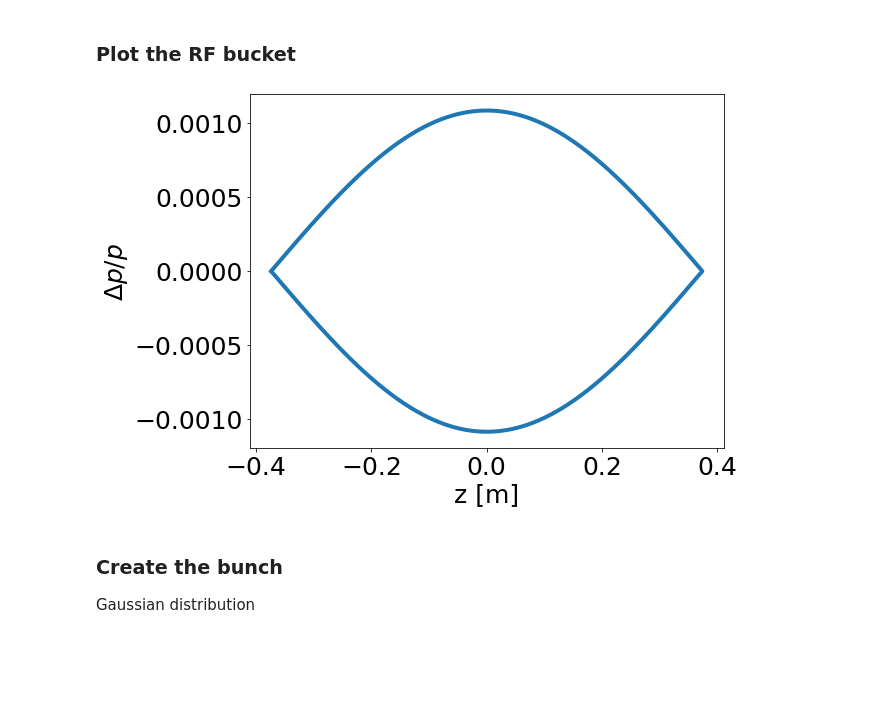
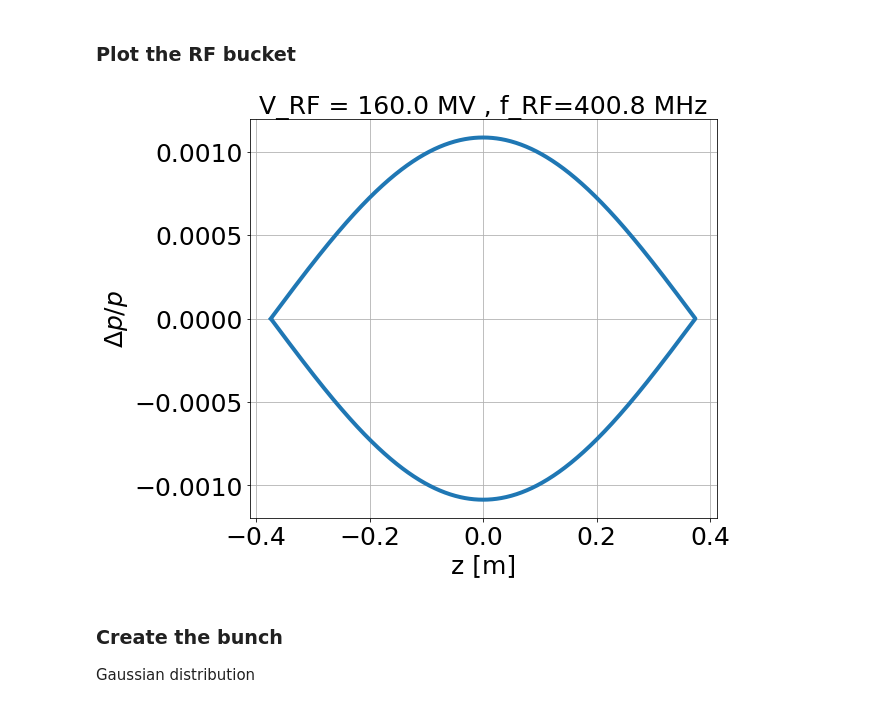
Before and after one commit to natriant/my_tracking_model_notebook, a Jupyter notebook: longitudinal_motion_test.ipynb, the cells around one changed output. Cells and saved outputs as stored; diff of their text form; code cells hidden in the pictures; blank space fills up the shorter version.

```diff
--- a/longitudinal_motion_test.ipynb
+++ b/longitudinal_motion_test.ipynb
@@ -157,25 +157,32 @@ z_right =  bucket_length/2. #C0/(2.*h) # [m]
 # %% [markdown]
 ### Plot the RF bucket
 # %%
+fig, ax = plt.subplots(1,1,figsize=(9,7))
+
 step = 0.001
 z_list = []
 delta_list = []
 
 for zi in np.arange(z_left , z_right , step):
     delta_list.append(np.sqrt(V_RF * (np.cos(h * zi * 2 * np.pi / C0) + 1.) / (np.pi * h * abs(eta) * beta_0 * P0)))
     z_list.append(zi)
 
 for zi in np.arange(z_right, z_left , -step):
     delta_list.append(-np.sqrt(V_RF * (np.cos(h * zi * 2 * np.pi / C0) + 1.) / (np.pi * h * abs(eta) * beta_0 * P0)))
     z_list.append(zi)
 
-plt.plot(z_list, delta_list, linewidth =4)
+ax.plot(z_list, delta_list, linewidth =4)
 plt.xlabel('z [m]')
 plt.ylabel(r'$\Delta p / p$')
+plt.title('V_RF = {} MV , f_RF={:.1f} MHz'.format(V_RF*1e3, f_RF*1e-6))
 
-plt.show()
+plt.grid()
+plt.tight_layout()
+savefig = True
+if savefig:
+    plt.savefig('./figures/RF_bucket_V_RF{}MV_f_RF{:.1f}MHz_lagRF{}_sigma_z{}_sigma_d{}_E0{}_gammat_tr{:.3f}.png'.format(V_RF*1e3, f_RF*1e-6, lag, sigma_z, sigma_delta, E_0, gamma_tr))
 # %% [output]
-[figure, old version]
+[figure, new version]
 # %% [markdown]
 ### Create the bunch
 Gaussian distribution
```
Also changed, not shown: parts of 5 cells of this notebook, 1 other file.
